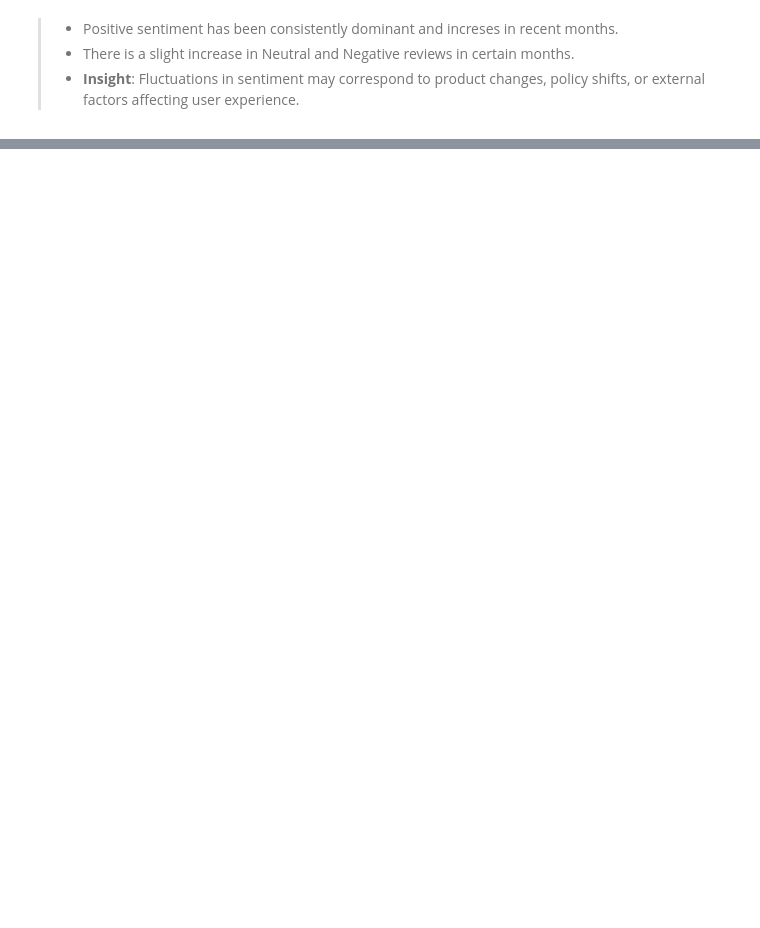
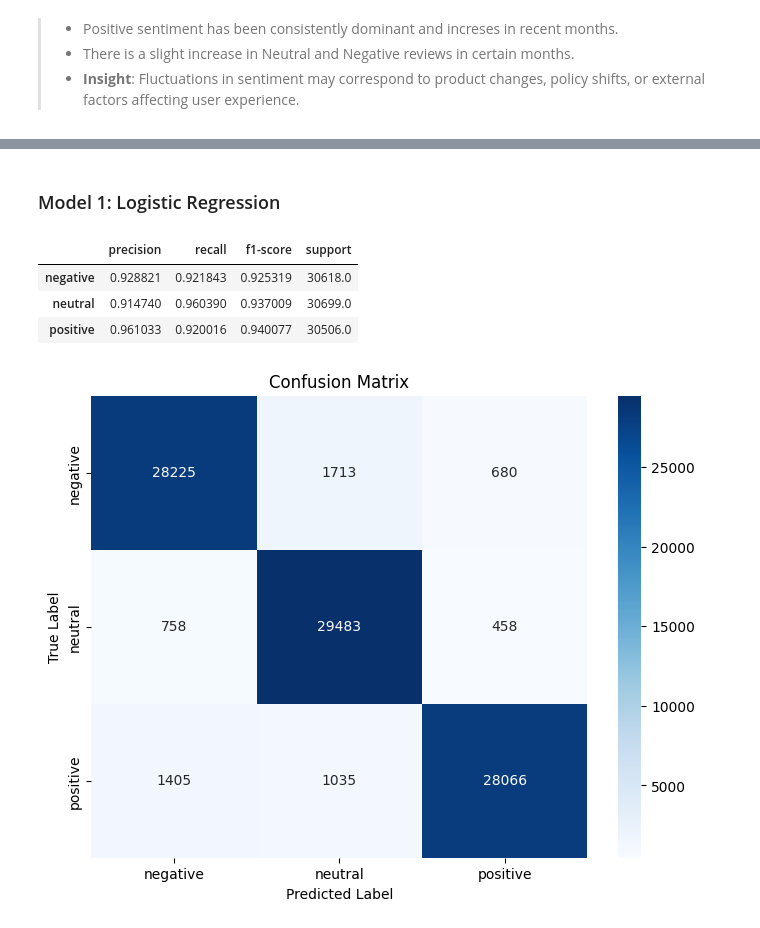
Before and after one commit to hsufrancy/chatgpt-review-sentiment-analysis, a Jupyter notebook: sentiment_analysis.ipynb, the cells around one changed output, grey strips where cells are left out. Cells and saved outputs as stored; diff of their text form; code cells hidden in the pictures; blank space fills up the shorter version.

```diff
--- a/sentiment_analysis.ipynb
+++ b/sentiment_analysis.ipynb
@@ -348,0 +397,4 @@ plt.show()
+# %%
+# Convert text data into TF-IDF features (using sparse matrix)
+tfidf = TfidfVectorizer(max_features=5000)  # You can adjust `max_features` as needed
+X = tfidf.fit_transform(df['Review'])  # Keeps the sparse matrix
@@ -348,0 +425,11 @@ plt.show()
+# %%
+# Prepare data for model training
+X_balanced = tfidf.fit_transform(df_balanced['Review'])  # Use sparse matrix directly
+y_balanced = df_balanced['sentiment_encoded']
+
+# Train-test split
+X_train, X_val, y_train, y_val = train_test_split(X_balanced, y_balanced, test_size=0.2, random_state=42)
+# %%
+# Calculate class weights
+class_weights = compute_class_weight('balanced', classes=np.unique(y_train), y=y_train)
+class_weights_dict = dict(zip(np.unique(y_train), class_weights))
@@ -348,0 +441,32 @@ plt.show()
+# %% [markdown]
+### Model 1: Logistic Regression
+# %%
+# Train a Logistic Regression model with class weights
+model = LogisticRegression(class_weight=class_weights_dict, max_iter=1000)
+model.fit(X_train, y_train)
+
+# Predict on the validation set
+y_pred = model.predict(X_val)
+
+# Print classification report
+report_dict = classification_report(y_val, y_pred, target_names=label_encoder.classes_, output_dict=True)
+report_df = pd.DataFrame(report_dict).transpose()
+report_df.iloc[:3]
+# %% [output]
+|  | precision | recall | f1-score | support |
+| negative | 0.928821 | 0.921843 | 0.925319 | 30618.0 |
+| neutral | 0.914740 | 0.960390 | 0.937009 | 30699.0 |
+| positive | 0.961033 | 0.920016 | 0.940077 | 30506.0 |
+# %%
+# Compute confusion matrix
+cm = confusion_matrix(y_val, y_pred)
+
+# Plot the heatmap
+plt.figure(figsize=(8, 6))
+sns.heatmap(cm, annot=True, fmt='d', cmap='Blues', xticklabels=label_encoder.classes_, yticklabels=label_encoder.classes_)
+plt.xlabel('Predicted Label')
+plt.ylabel('True Label')
+plt.title('Confusion Matrix')
+plt.show()
+# %% [output]
+[figure, added]
```
Also changed, not shown: parts of 39 cells of this notebook.
